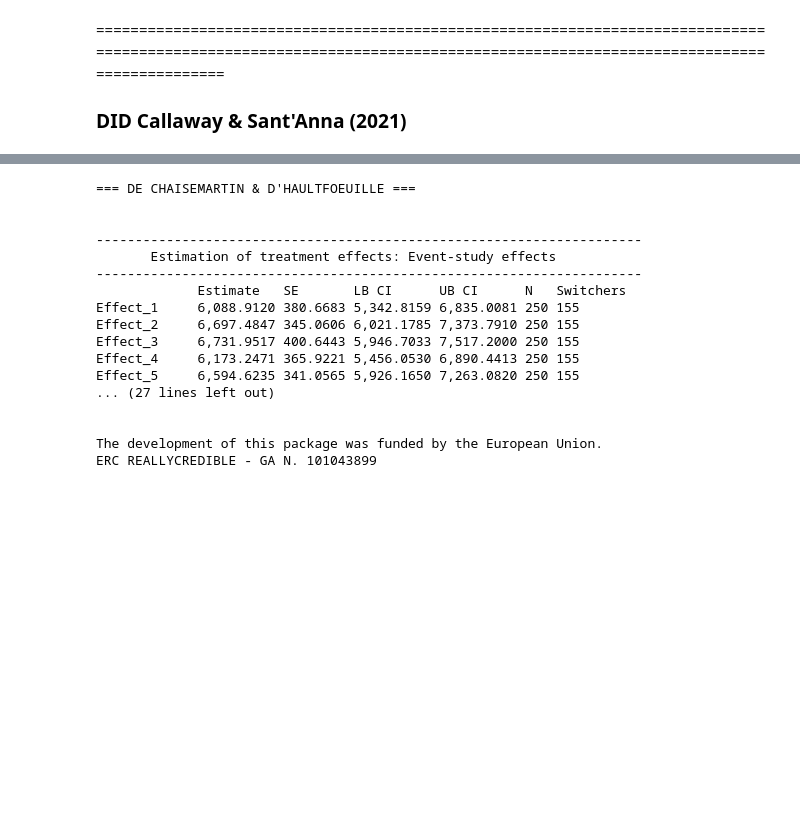
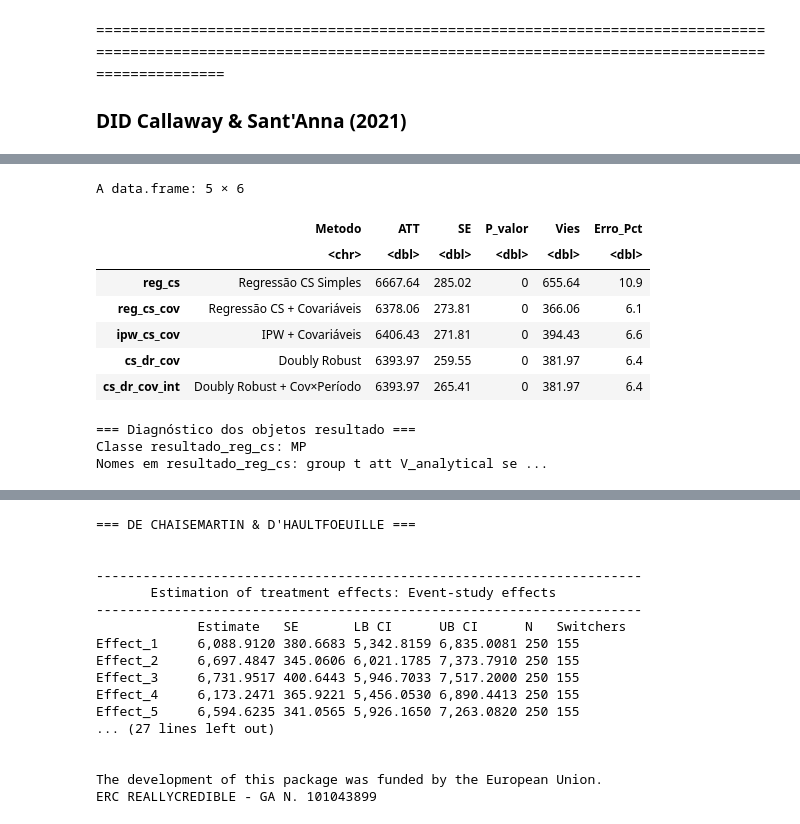
Before and after one commit to silviopaula/ciencia-dados-portifolio, a Jupyter notebook: Marketing_causal_inference/Script R- Marketing e inferência causal.ipynb, the cells around one changed output, grey strips where cells are left out. Drawn from its saved outputs; the diff is of its cells as text; code cells hidden in the pictures; blank space fills up the shorter version.

```diff
--- a/Marketing_causal_inference/Script R- Marketing e inferência causal.ipynb
+++ b/Marketing_causal_inference/Script R- Marketing e inferência causal.ipynb
@@ -2536,0 +2350,79 @@ Todos os métodos sofisticados (com covariáveis/balanceamento) apontam:
+# %%
+# ============================================================
+# Calcular ATT simples para cada modelo (com tratamento de erros)
+# ============================================================
+
+calcular_att_seguro <- function(resultado, nome) {
+  tryCatch({
+    att <- aggte(resultado, type = "simple", na.rm = TRUE)
+    list(
+      efeito = att$overall.att,
+      se = att$overall.se,
+      p_valor = 2 * pnorm(-abs(att$overall.att / att$overall.se)),
+      sucesso = TRUE
+    )
+  }, error = function(e) {
+    message(paste("Erro em", nome, ":", e$message))
+    list(efeito = NA, se = NA, p_valor = NA, sucesso = FALSE)
+  })
+}
+
+# ============================================================
+# Aplicar para cada modelo
+# ============================================================
+
+resultados <- list(
+  reg_cs        = calcular_att_seguro(resultado_reg_cs,        "Regressão CS Simples"),
+  reg_cs_cov    = calcular_att_seguro(resultado_reg_cs_cov,    "Regressão CS + Cov"),
+  ipw_cs_cov    = calcular_att_seguro(resultado_ipw_cs_cov,    "IPW + Cov"),
+  cs_dr_cov     = calcular_att_seguro(resultado_cs_dr_cov,     "Doubly Robust"),
+  cs_dr_cov_int = calcular_att_seguro(resultado_cs_dr_cov_int, "DR + Cov×Período")
+)
+
+# ============================================================
+# Tabela comparativa
+# ============================================================
+
+tabela_cs <- data.frame(
+  Metodo = c(
+    "Regressão CS Simples",
+    "Regressão CS + Covariáveis",
+    "IPW + Covariáveis",
+    "Doubly Robust",
+    "Doubly Robust + Cov×Período"
+  ),
+  ATT = sapply(resultados, function(x) x$efeito),
+  SE = sapply(resultados, function(x) x$se),
+  P_valor = sapply(resultados, function(x) x$p_valor)
+)
+
+tabela_cs$Vies <- tabela_cs$ATT - 6012
+tabela_cs$Erro_Pct <- round((tabela_cs$Vies / 6012) * 100, 1)
+
+# Formatar números
+tabela_cs$ATT <- round(tabela_cs$ATT, 2)
+tabela_cs$SE <- round(tabela_cs$SE, 2)
+tabela_cs$P_valor <- round(tabela_cs$P_valor, 4)
+tabela_cs$Vies <- round(tabela_cs$Vies, 2)
+
+tabela_cs
+
+# ============================================================
+# Diagnóstico: verificar estrutura dos objetos
+# ============================================================
+
+cat("\n=== Diagnóstico dos objetos resultado ===\n")
+cat("Classe resultado_reg_cs:", class(resultado_reg_cs), "\n")
+cat("Nomes em resultado_reg_cs:", names(resultado_reg_cs)[1:5], "...\n")
+# %% [output]
+A data.frame: 5 × 6
+|  | Metodo | ATT | SE | P_valor | Vies | Erro_Pct |
+|  | <chr> | <dbl> | <dbl> | <dbl> | <dbl> | <dbl> |
+| reg_cs | Regressão CS Simples | 6667.64 | 285.02 | 0 | 655.64 | 10.9 |
+| reg_cs_cov | Regressão CS + Covariáveis | 6378.06 | 273.81 | 0 | 366.06 | 6.1 |
+| ipw_cs_cov | IPW + Covariáveis | 6406.43 | 271.81 | 0 | 394.43 | 6.6 |
+| cs_dr_cov | Doubly Robust | 6393.97 | 259.55 | 0 | 381.97 | 6.4 |
+| cs_dr_cov_int | Doubly Robust + Cov×Período | 6393.97 | 265.41 | 0 | 381.97 | 6.4 |
+=== Diagnóstico dos objetos resultado ===
+Classe resultado_reg_cs: MP
+Nomes em resultado_reg_cs: group t att V_analytical se ...
```
Also changed, not shown: parts of 14 cells of this notebook.
